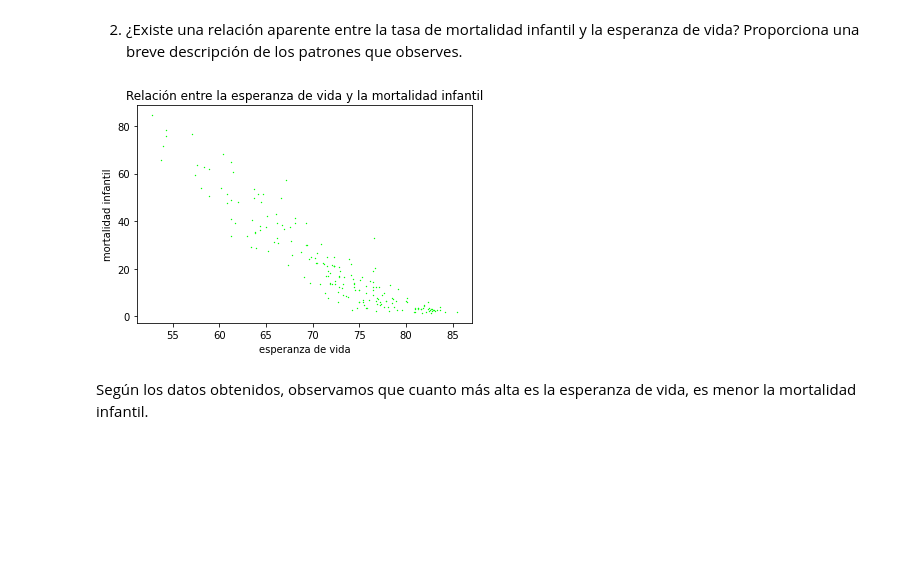
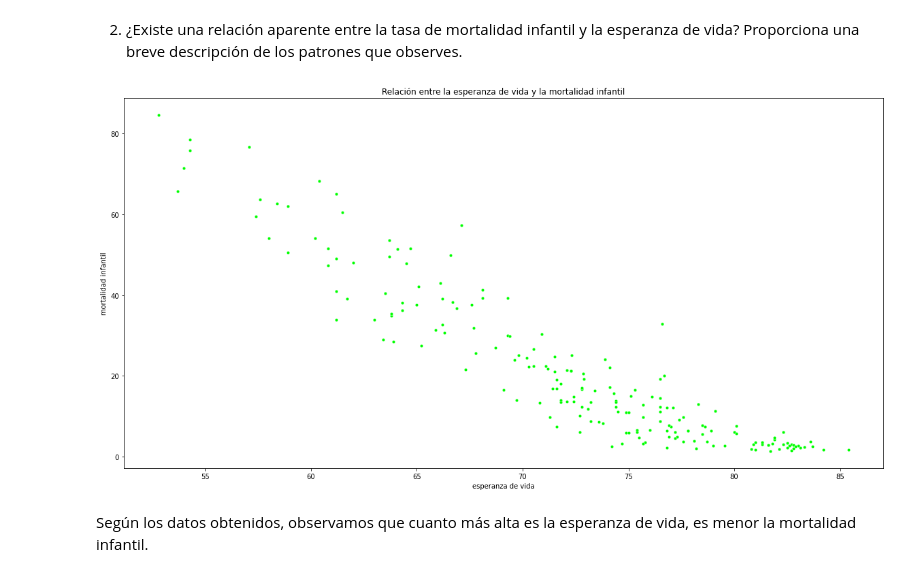
Before and after one commit to Adalab/da-modulo3-sprint2-pairprogramming-PatriciaAnaG, a Jupyter notebook: pair_VISUALIZACION.ipynb, the cells around one changed output. Drawn from its saved outputs; the diff is of its cells as text; code cells hidden in the pictures; blank space fills up the shorter version.

```diff
--- a/pair_VISUALIZACION.ipynb
+++ b/pair_VISUALIZACION.ipynb
@@ -31,12 +31,14 @@ La tasa de natalidad mayor está entre 10 y 12
 # %% [markdown]
 2. ¿Existe una relación aparente entre la tasa de mortalidad infantil y la esperanza de vida? Proporciona una breve descripción de los patrones que observes.
 # %%
-sns.scatterplot(x = 'life_expectancy', y='infant_mortality', data = df, color = 'lime', s = 2)
+plt.figure(figsize=(20, 10))
+sns.scatterplot(x = 'life_expectancy', y='infant_mortality', data = df, color = 'lime', s = 20)
 plt.xlabel('esperanza de vida')
 plt.ylabel('mortalidad infantil')
 plt.title('Relación entre la esperanza de vida y la mortalidad infantil');
+# Aumentamos el tamaño de los puntos para que sea legible
 # %% [output]
-[figure, old version]
+[figure, new version]
 # %% [markdown]
 Según los datos obtenidos, observamos que cuanto más alta es la esperanza de vida, es menor la mortalidad infantil.
 # %% [markdown]
```
Also changed, not shown: parts of 9 cells of this notebook.
